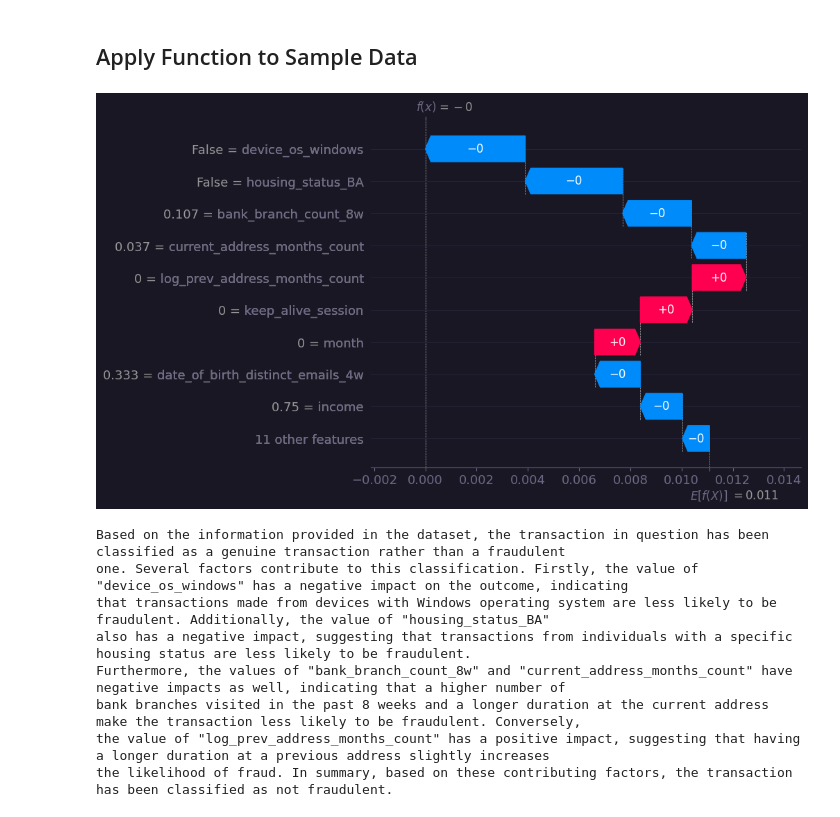
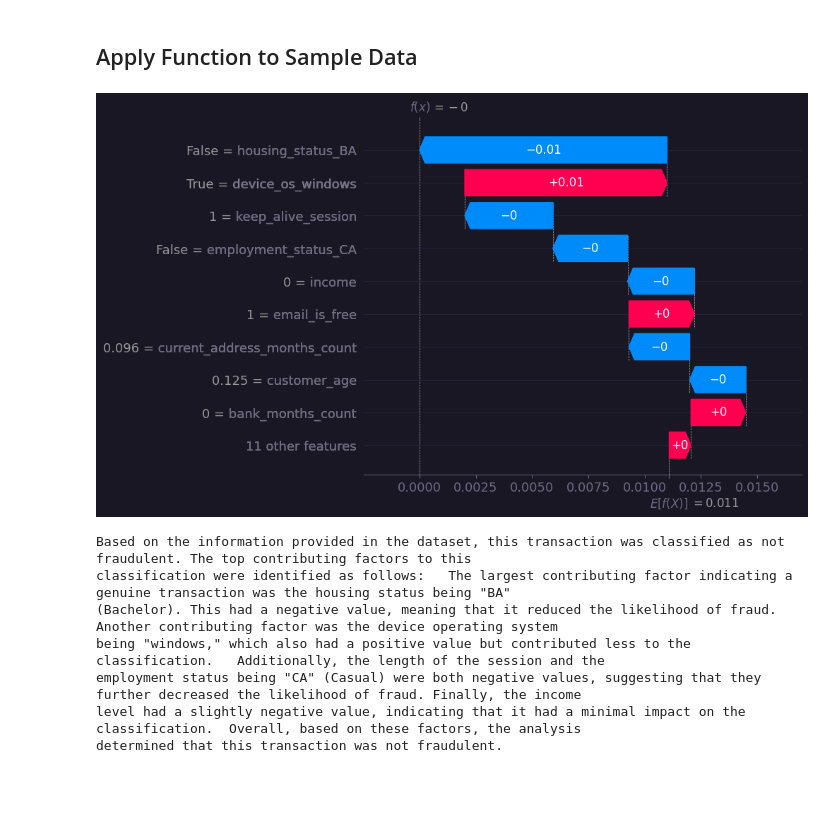
Before and after one commit to rcwylie/ShapGPT, a Jupyter notebook: ShapGPT.ipynb, the cells around one changed output. Saved outputs shown, nothing was run; the diff lists cells and outputs as text; code cells hidden in the pictures; blank space fills up the shorter version.

```diff
--- a/ShapGPT.ipynb
+++ b/ShapGPT.ipynb
@@ -257,7 +261,6 @@ def explain_rf_pred(sample_number):
     df['Rank_Abs_Values'] = df['Values'].abs().rank(ascending=False)
     df = df.sort_values('Rank_Abs_Values').reset_index(drop = True)
 
-    Sample_prediction = sample_pred[sample_number]
 
     # Plot the Waterfall chart
     plot =  shap.plots.waterfall(shap_values[sample_number,:,1])
@@ -268,6 +271,7 @@ def explain_rf_pred(sample_number):
 
     elif sample_pred[sample_number] == 0:
         prediction_string = "This is not a fraudulent transaction."
+
 
     # Make a string of the top 5 values
     df_string = df[0:5].to_string(index=False)
@@ -339,17 +343,16 @@ def explain_rf_pred(sample_number):
 ## Apply Function to Sample Data
 # %%
 # Call the function for a non-fraudulent sample
-explain_rf_pred(402)
+explain_rf_pred(180)
 # %% [output]
-[figure, old version]
+[figure, new version]
-Based on the information provided in the dataset, the transaction in question has been classified as a genuine transaction rather than a fraudulent
-one. Several factors contribute to this classification. Firstly, the value of "device_os_windows" has a negative impact on the outcome, indicating
-that transactions made from devices with Windows operating system are less likely to be fraudulent. Additionally, the value of "housing_status_BA"
-also has a negative impact, suggesting that transactions from individuals with a specific housing status are less likely to be fraudulent.
-Furthermore, the values of "bank_branch_count_8w" and "current_address_months_count" have negative impacts as well, indicating that a higher number of
-bank branches visited in the past 8 weeks and a longer duration at the current address make the transaction less likely to be fraudulent. Conversely,
-the value of "log_prev_address_months_count" has a positive impact, suggesting that having a longer duration at a previous address slightly increases
-the likelihood of fraud. In summary, based on these contributing factors, the transaction has been classified as not fraudulent.
+Based on the information provided in the dataset, this transaction was classified as not fraudulent. The top contributing factors to this
+classification were identified as follows:   The largest contributing factor indicating a genuine transaction was the housing status being "BA"
+(Bachelor). This had a negative value, meaning that it reduced the likelihood of fraud. Another contributing factor was the device operating system
+being "windows," which also had a positive value but contributed less to the classification.   Additionally, the length of the session and the
+employment status being "CA" (Casual) were both negative values, suggesting that they further decreased the likelihood of fraud. Finally, the income
+level had a slightly negative value, indicating that it had a minimal impact on the classification.  Overall, based on these factors, the analysis
+determined that this transaction was not fraudulent.
 # %%
 # Call the function for a fraudulent sample
 explain_rf_pred(300)
```
Also changed, not shown: parts of 4 cells of this notebook.
